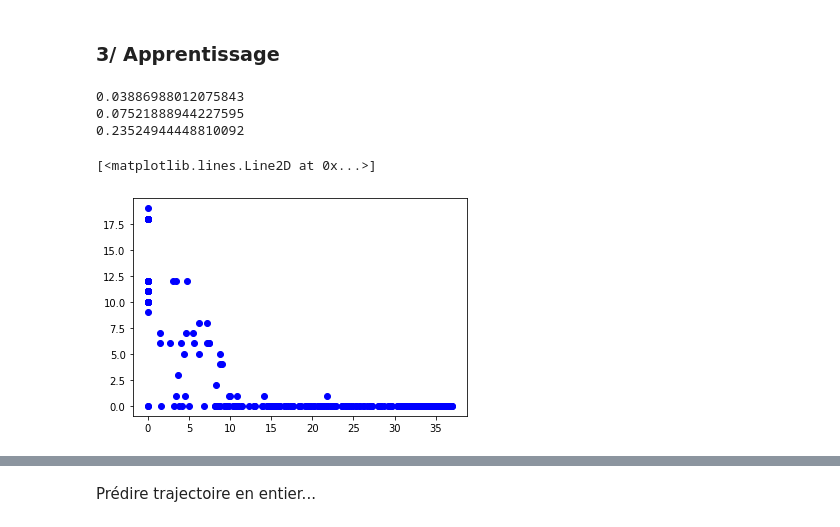
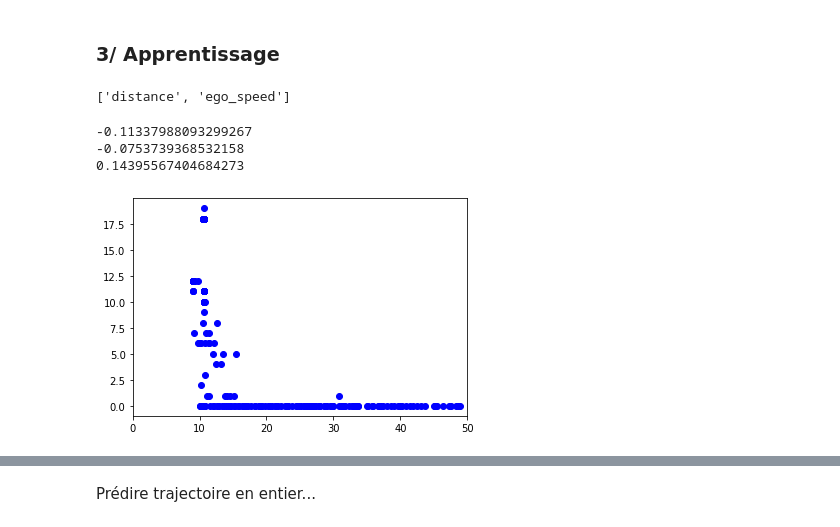
Before and after one commit to AlexandreFiche/machine_learning_for_autonomous_driving, a Jupyter notebook: nuscenes_prediction_acceleration_freinage.ipynb, the cells around one changed output, grey strips where cells are left out. Cells and saved outputs as stored; diff of their text form; code cells hidden in the pictures.

```diff
--- a/nuscenes_prediction_acceleration_freinage.ipynb
+++ b/nuscenes_prediction_acceleration_freinage.ipynb
@@ -544,6 +544,7 @@ def render_scene_channel_with_predict(nusc,
     :param imsize: Size of image to render. The larger the slower this will run.
     :param out_path: Optional path to write a video file of the rendered frames.
     Reprise de la fonction render_scene_channel du sdk nuscenes mais avec beaucoup de changements
+    Renvoie un dataframe avec un objet par timestamp
     """
     valid_channels = ['CAM_FRONT_LEFT', 'CAM_FRONT', 'CAM_FRONT_RIGHT',
                         'CAM_BACK_LEFT', 'CAM_BACK', 'CAM_BACK_RIGHT']
@@ -620,7 +621,7 @@ def render_scene_channel_with_predict(nusc,
             if len(boxes) != 0:
                 liste += [(ann,boxes[0])]
 
-
+        # Pour chaque couple annotation/box on cherche le plus prés d'ego en face
         for (a,box) in liste:
             corners = view_points(box.corners(), camera_intrinsic, normalize=True)[:2, :]
             if (box.center[2] < dmin and corners.T[4][0] < borne_b-angle and corners.T[6][0] > borne_a-angle
@@ -698,5 +705,5 @@ def render_scene_channel_with_predict(nusc,
 # %%
-scene_name = 'scene-0006'
+scene_name = 'scene-0042'
 my_scene_token = nusc.field2token('scene', 'name', scene_name)[0]
 scene = nusc.get('scene',my_scene_token)
 df = build_dataframe_for_one_scene(scene,False)
@@ -760,2 +763,14 @@ Xb_train = Xt_train = near_df[features]
 #with pd.option_context('display.max_rows', None, 'display.max_columns', None):  # more options can be specified also
 #    display(Xt_train)
+# %%
+# temp
+features = ["distance","ego_speed"]
+#features = [col for col in train_data.columns.to_list() if ('distance' in col or'ego_speed' in col)]
+print(features)
+y_throttle = df_for_predict["throttle"]
+y_brake = df_for_predict["brake"]
+X = df_for_predict[features]
+Xt_train, Xt_test, yt_train, yt_test = train_test_split(X,y_throttle, test_size = 0.2, random_state = 1)
+Xb_train, Xb_test, yb_train, yb_test = train_test_split(X,y_brake, test_size = 0.2)
+# %% [output]
+['distance', 'ego_speed']
@@ -762,14 +781,14 @@ Xb_train = Xt_train = near_df[features]
 # %%
-model_t = linear_model.Lasso(alpha=0.1)
+model_t = svm.SVR()
 model_t.fit(Xt_train,yt_train)
 print(model_t.score(Xt_test,yt_test))
-model_b = linear_model.Lasso(alpha=0.1)
+model_b = svm.SVR()
 model_b.fit(Xb_train,yb_train)
 print(model_b.score(Xb_test,yb_test))
 model_b = RandomForestRegressor(n_estimators=100,random_state=0)
-model_b.fit(Xb_train,yb_train)
+model_b.fit(X,y_brake)
 print(model_b.score(Xb_test,yb_test))
 # %% [output]
-0.03886988012075843
-0.07521888944227595
-0.23524944448810092
+-0.11337988093299267
+-0.0753739368532158
+0.14395567404684273
@@ -776,10 +798,14 @@ print(model_b.score(Xb_test,yb_test))
 # %%
 %matplotlib inline
 
-plt.plot(df_for_predict['ego_speed'],df_for_predict['brake'],'bo')
+plt.plot(df_for_predict['distance'],df_for_predict['brake'],'bo')
+
+#plt.plot(df_full['distance'],df_full['brake'],'bo')
+plt.xlim(0, 50)
+
+plt.show()
 # %% [output]
-[<matplotlib.lines.Line2D at 0x...>]
-[figure, old version]
+[figure, new version]
 # %%
 from mpl_toolkits.mplot3d import Axes3D
 %matplotlib qt
```
Also changed, not shown: parts of 34 cells of this notebook, 4 other files.
